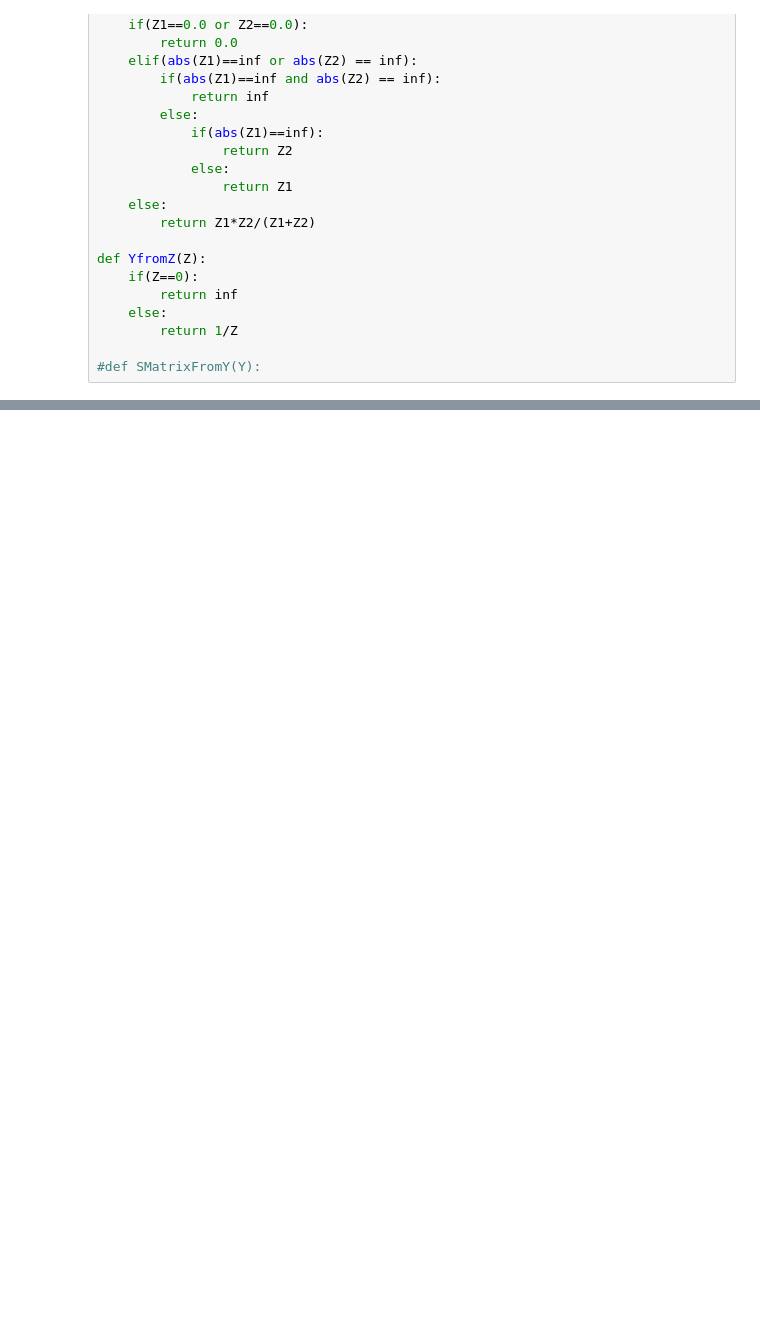
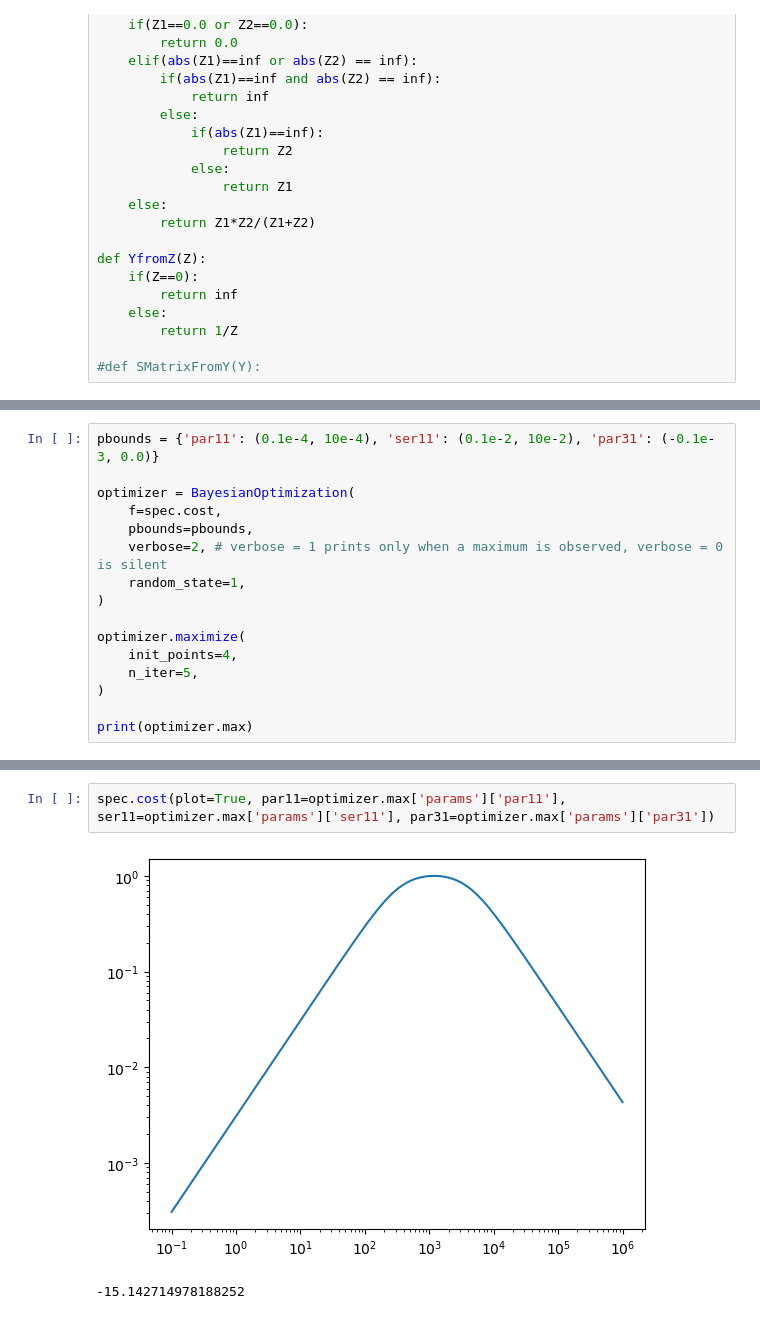
Before and after one commit to szilagyigabor/neurhalo, a Jupyter notebook: software/LC_opt.ipynb, the cells around one changed output, grey strips where cells are left out. Saved outputs shown, nothing was run; the diff lists cells and outputs as text; blank space fills up the shorter version.

```diff
--- a/software/LC_opt.ipynb
+++ b/software/LC_opt.ipynb
@@ -127,0 +129,16 @@ for i in range(10,100000,10):
+# %%
+pbounds = {'par11': (0.1e-4, 10e-4), 'ser11': (0.1e-2, 10e-2), 'par31': (-0.1e-3, 0.0)}
+
+optimizer = BayesianOptimization(
+    f=spec.cost,
+    pbounds=pbounds,
+    verbose=2, # verbose = 1 prints only when a maximum is observed, verbose = 0 is silent
+    random_state=1,
+)
+
+optimizer.maximize(
+    init_points=4,
+    n_iter=5,
+)
+
+print(optimizer.max)
@@ -127,0 +159,5 @@ for i in range(10,100000,10):
+# %%
+spec.cost(plot=True, par11=optimizer.max['params']['par11'], ser11=optimizer.max['params']['ser11'], par31=optimizer.max['params']['par31'])
+# %% [output]
+[figure, added]
+-15.142714978188252
```
Also changed, not shown: parts of 6 cells of this notebook, 2 other files.
